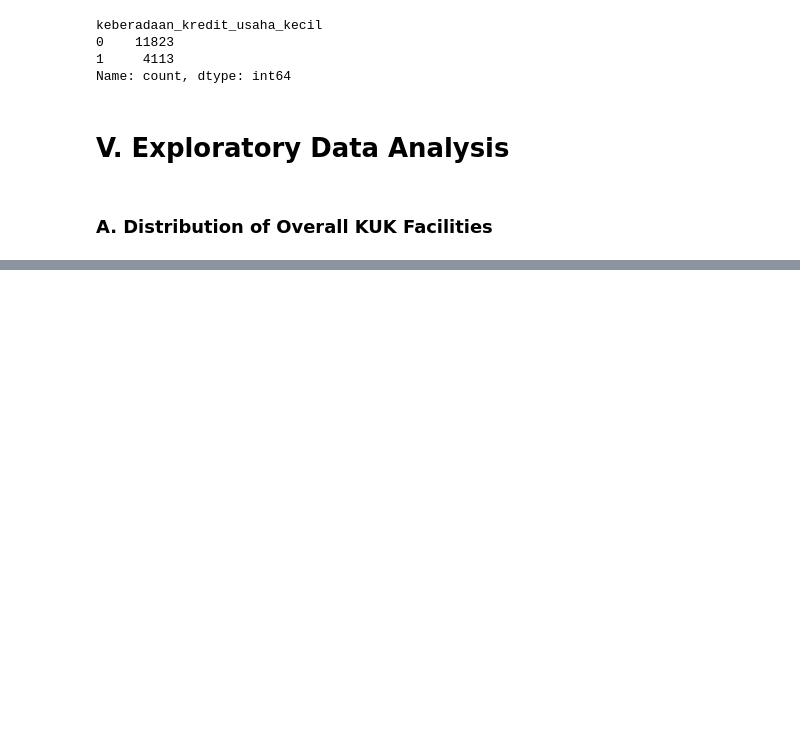
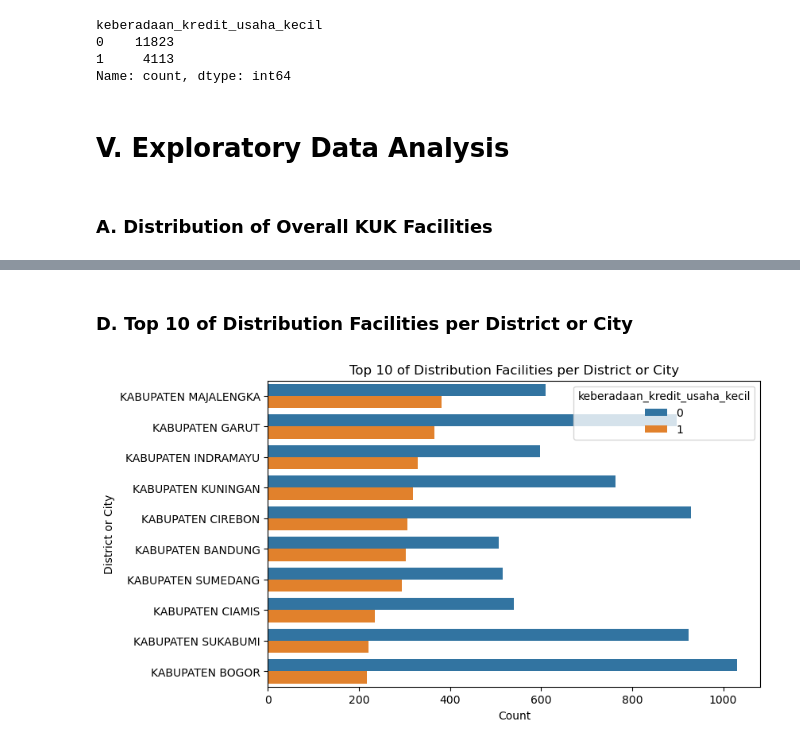
Before and after one commit to Maulana-Yusuf-T/Small-Business-Credit, a Jupyter notebook: KUK_MYT.ipynb, the cells around one changed output, grey strips where cells are left out. Drawn from its saved outputs; the diff is of its cells as text; code cells hidden in the pictures; blank space fills up the shorter version.

```diff
--- a/KUK_MYT.ipynb
+++ b/KUK_MYT.ipynb
@@ -265,0 +306,25 @@ plt.show()
+# %% [markdown]
+### **D. Top 10 of Distribution Facilities per District or City**
+# %%
+# Create a variable named top 10 district or city
+top_10 = (
+    df_copy[df_copy['keberadaan_kredit_usaha_kecil'] == 1].groupby('bps_nama_kabupaten_kota')
+    .size().sort_values(ascending = False)
+    .head(10).index
+)
+
+# Create the visualization
+plt.figure(figsize = (8, 5))
+sns.countplot(y = 'bps_nama_kabupaten_kota', data = df_copy,
+              hue = 'keberadaan_kredit_usaha_kecil',
+              order = top_10)
+
+# Add title and labels
+plt.title('Top 10 of Distribution Facilities per District or City')
+plt.xlabel('Count')
+plt.ylabel('District or City')
+
+# Show the visualization
+plt.show()
+# %% [output]
+[figure, added]
```
Also changed, not shown: parts of 5 cells of this notebook.
